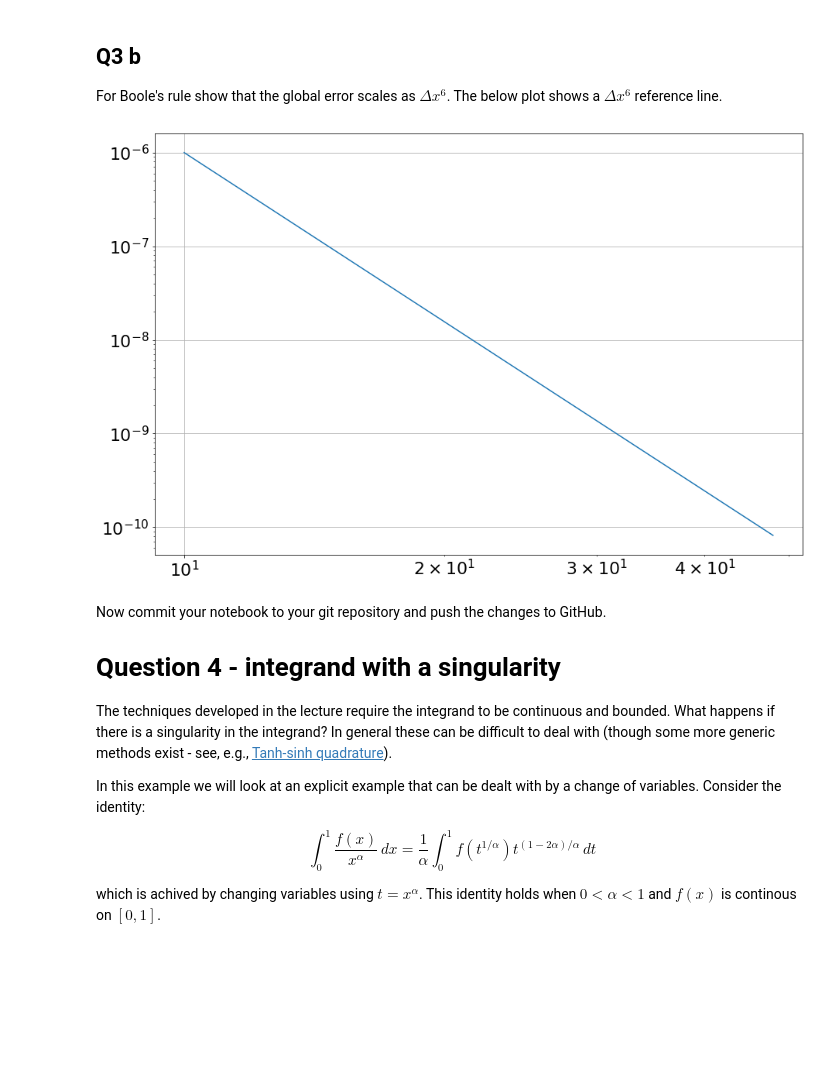
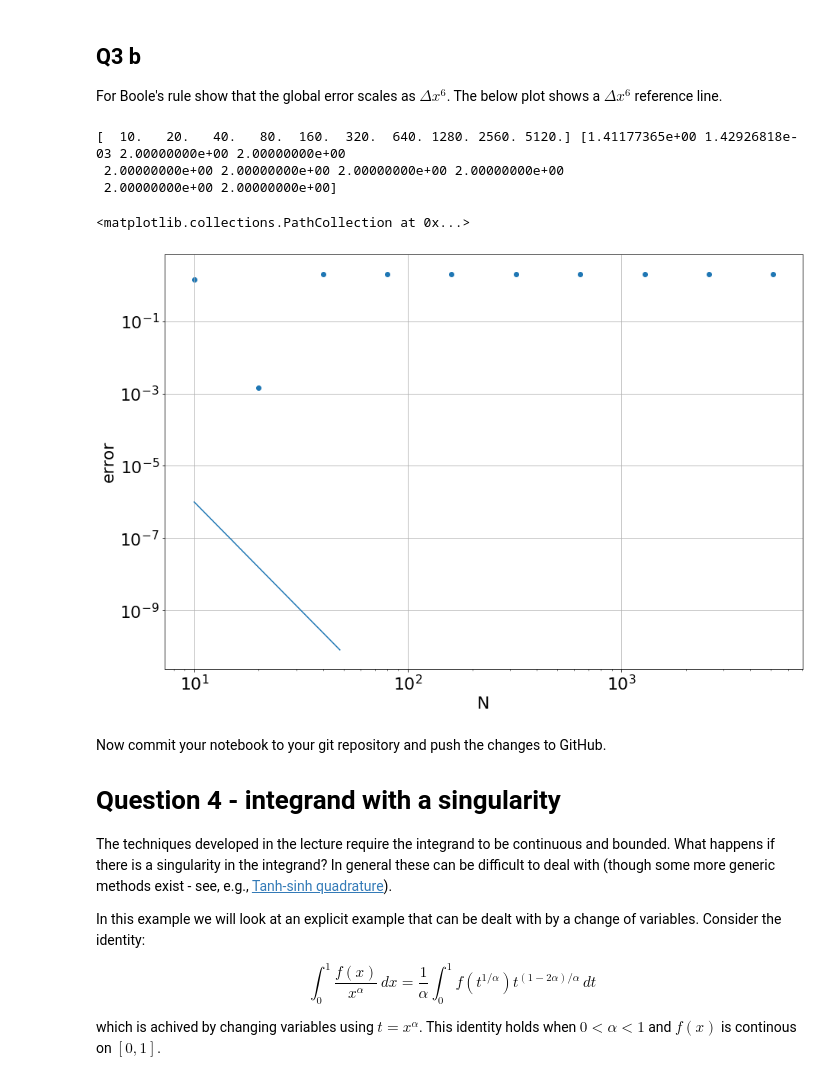
Before and after one commit to deebajavadpour/ACM20030_Assignments, a Jupyter notebook: Assignment4/Assignment-4.ipynb, the cells around one changed output. Drawn from its saved outputs; the diff is of its cells as text; code cells hidden in the pictures; blank space fills up the shorter version.

```diff
--- a/Assignment4/Assignment-4.ipynb
+++ b/Assignment4/Assignment-4.ipynb
@@ -201,16 +201,38 @@ BooleIntegrate(f5, 0, np.pi, 100)
 ## Q3 b
 
 For Boole's rule show that the global error scales as $\Delta x^6$. The below plot shows a $\Delta x^6$ reference line.
-# %%
-x = np.linspace(10,48,100)
-y = x**-6
-
-plt.yscale('log')
-plt.xscale('log')
-plt.grid(True)
-plt.plot(x,y);
-# %% [output]
-[figure, removed]
+# %%
+I = 1 - np.cos(np.pi)
+imax = 10
+errBooles = np.empty((imax, 2))
+
+i = 0
+N = 10
+while i < imax:
+    errBooles[i,0] = N
+    errBooles[i,1] = np.abs(BooleIntegrate(f5, 0, np.pi, N) - I)
+
+    N *= 2
+    i += 1
+
+x = np.linspace(10,48,100)
+y = x**-6
+
+plt.yscale('log')
+plt.xscale('log')
+plt.grid(True)
+plt.plot(x,y);
+
+plt.xlabel('N')
+plt.ylabel('error')
+print(errBooles[:,0], errBooles[:,1])
+plt.scatter(errBooles[:,0], errBooles[:,1])
+# %% [output]
+[  10.   20.   40.   80.  160.  320.  640. 1280. 2560. 5120.] [1.41177365e+00 1.42926818e-03 2.00000000e+00 2.00000000e+00
+ 2.00000000e+00 2.00000000e+00 2.00000000e+00 2.00000000e+00
+ 2.00000000e+00 2.00000000e+00]
+<matplotlib.collections.PathCollection at 0x...>
+[figure, added]
 # %% [markdown]
 Now commit your notebook to your git repository and push the changes to GitHub.
 
```
Also changed, not shown: parts of 5 cells of this notebook.
